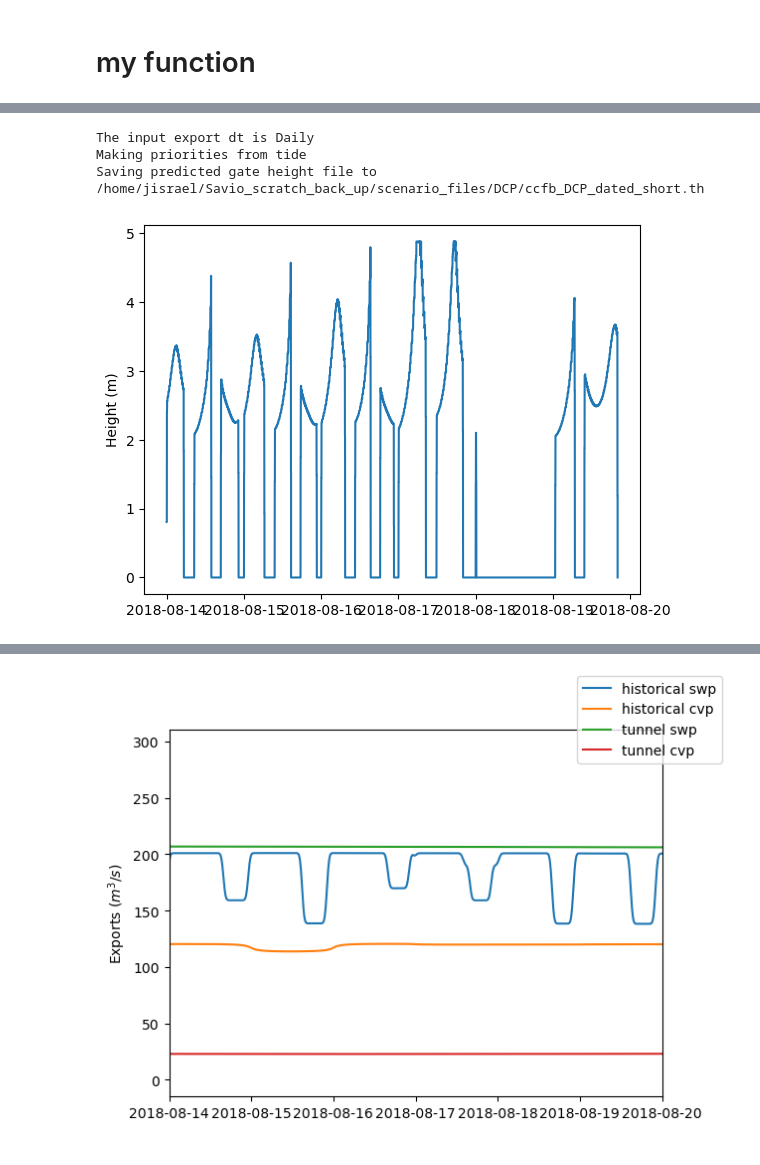
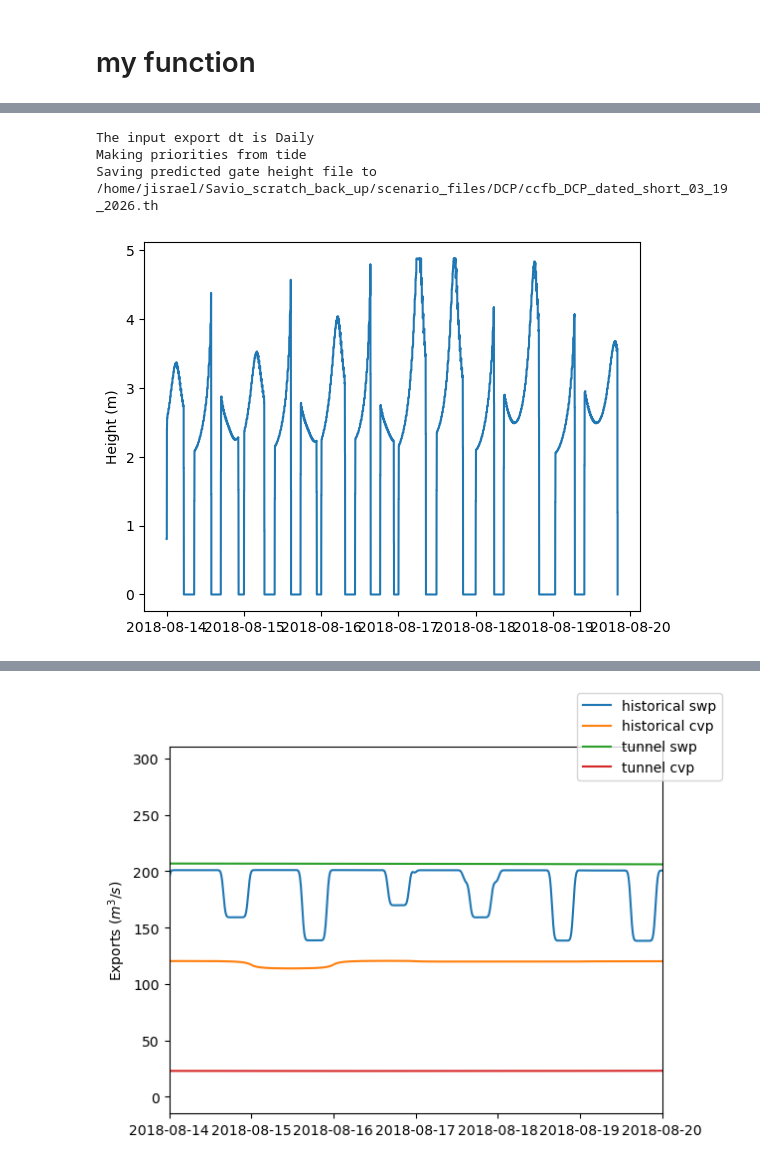
Before and after one commit to jennaisrael/Savio_scratch_back_up, a Jupyter notebook: scripts/preprocessing_scripts/fix_ccfb.ipynb, the cells around one changed output, grey strips where cells are left out. Saved outputs shown, nothing was run; the diff lists cells and outputs as text; code cells hidden in the pictures.

Commit message:
changes to ccfb calculation (still wrong need to shift by 8 hrs)

```diff
--- a/scripts/preprocessing_scripts/fix_ccfb.ipynb
+++ b/scripts/preprocessing_scripts/fix_ccfb.ipynb
@@ -48,6 +48,6 @@ sf_data_repo = "/expanse/lustre/scratch/jisrael/temp_project/validation_data/scr
 plot = True
 # %%
 #try Jon's version again
-# sffpx_elev=sffpx_level(model_start, model_end, sf_data_repo)
-# sffpx_elev
-sffpx_elev=sffpx_level_alt(model_start, model_end, sf_data_repo)
+sffpx_elev=sffpx_level(model_start, model_end, sf_data_repo)
+sffpx_elev
+#sffpx_elev=sffpx_level_alt(model_start, model_end, sf_data_repo)
@@ -83,13 +97,15 @@ Saving predicted gate height file to /home/jisrael/Savio_scratch_back_up/scripts
 # %% [markdown]
 # my function
 # %%
-def ccf_gate_alt(sffpx_elev,dest,export_file,astrofile,plot):
+def ccf_gate_alt(sdate,edate,sffpx_elev,dest,export_file,astrofile,plot):
     from vtools.functions.unit_conversions import M2FT, FT2M
     from vtools.functions.filter import cosine_lanczos
     from bdschism.ccf_gate_height import remove_continuous_duplicates
     from bdschism.ccf_gate_height import get_export_ts, gen_prio_for_varying_exports, gen_gate_height
     import matplotlib.pyplot as plt
 
+    s1 = dtm.datetime.strptime(sdate, "%Y-%m-%d")
+    s2 = dtm.datetime.strptime(edate, "%Y-%m-%d")
     # from ccf_gate
     oneday = dtm.timedelta(days=1)
     #process_height isn't working
@@ -177,10 +208,10 @@ sffpx_elev=sffpx_level_alt(model_start, model_end, sf_data_repo)
 # %%
 # this version doesn't use start and end bc its in sffpx
-dest='/home/jisrael/Savio_scratch_back_up/scenario_files/DCP/ccfb_DCP_dated_short.th'
+dest='/home/jisrael/Savio_scratch_back_up/scenario_files/DCP/ccfb_DCP_dated_short_03_19_2026.th'
 plot=True
-ccf_gate_alt(sffpx_elev,dest,export_file,astro_file,plot)
+ccf_gate_alt(model_start,model_end, sffpx_elev,dest,export_file,astro_file,plot)
 # %% [output]
 The input export dt is Daily
 Making priorities from tide
-Saving predicted gate height file to /home/jisrael/Savio_scratch_back_up/scenario_files/DCP/ccfb_DCP_dated_short.th
+Saving predicted gate height file to /home/jisrael/Savio_scratch_back_up/scenario_files/DCP/ccfb_DCP_dated_short_03_19_2026.th
-[figure, old version]
+[figure, new version]
```
Also changed, not shown: parts of 5 cells of this notebook, 7 other files.
